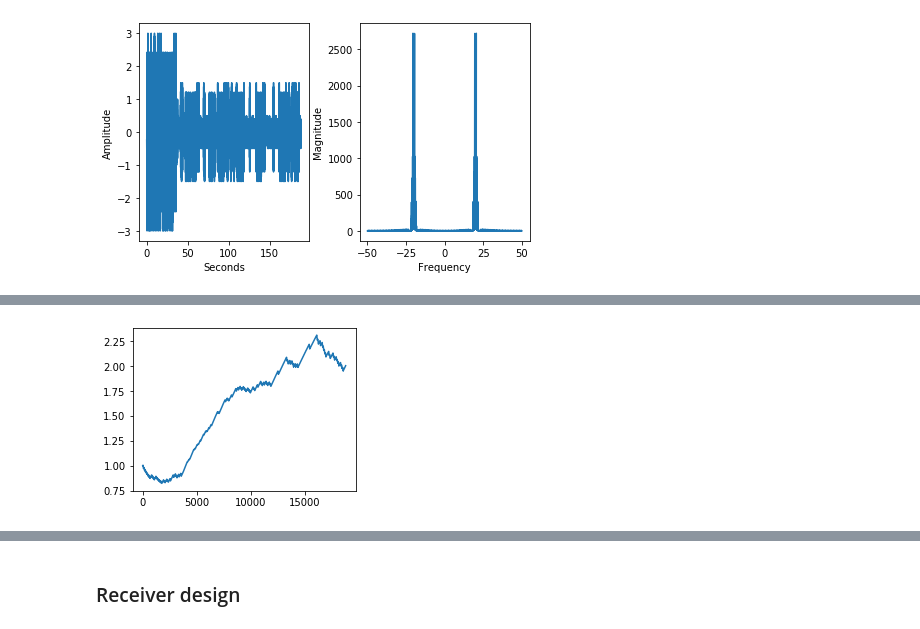
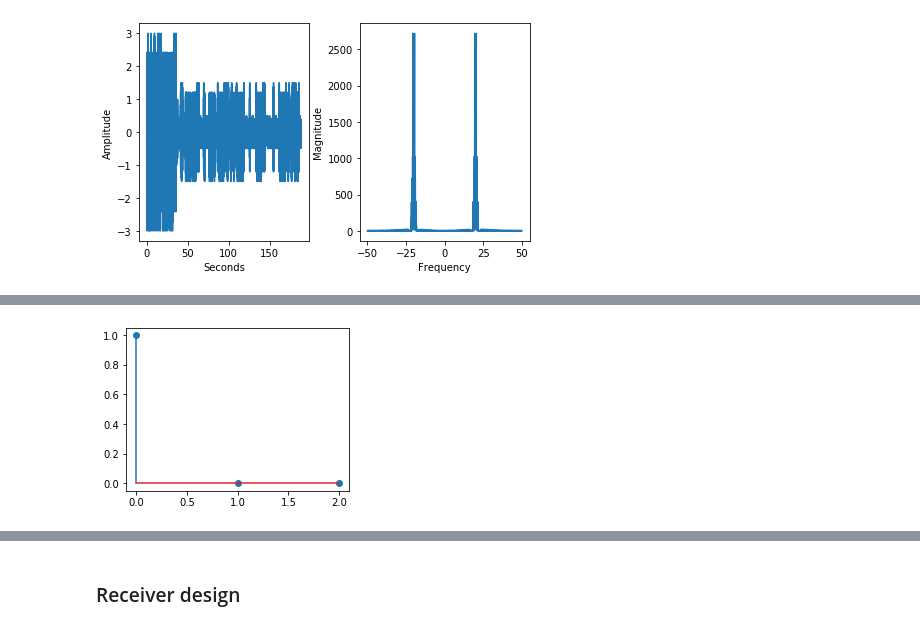
Before and after one commit to mohantyk/srd, a Jupyter notebook: Chap9.ipynb, the cells around one changed output, grey strips where cells are left out. Cells and saved outputs as stored; diff of their text form; code cells hidden in the pictures.

Commit message:
Add a bunch of impairments

```diff
--- a/Chap9.ipynb
+++ b/Chap9.ipynb
@@ -28,12 +31,23 @@ from impairments import *
 # %% [markdown]
 ### Parameters
 # %%
+# Tx/Rx parameters
 msg = '01234 I wish I were an Oscar Meyer wiener 56789'
 fc = 20 # Carrier frequency
-M = 100 # oversampling factor
+oversample_factor = 100 # oversampling factor
 taps = 50
+# %%
+# Impairment parameters
+noise_gain = 0
+multipath_condition = 'none'
+freq_offset = 0 # As percentage of carrier frequency
+phase_offset = 0 # In radians
+timing_offset = 0 # Percentage of symbol period
+symbol_period_offset = 0 # 0 or 1 - changes symbol period
 # %% [markdown]
 ### Transmitter design
+# %%
+M = oversample_factor - symbol_period_offset
 # %%
 # Convert to PAM symbols
 symbols = letters2pam(msg)
@@ -50,7 +64,7 @@ plotspec(analog_waveform, 1/M);
 # %% [output]
 [figure]
 # %%
-t, transmitted = modulate(analog_waveform, fc, 1/M)
+t, transmitted = modulate(analog_waveform, fc*(1+0.01*freq_offset), 1/M, phase_offset)
 plotspec(transmitted, 1/M);
 # %% [output]
 [figure]
@@ -70,4 +87,6 @@ plotspec(sig_after_agc, Ts);
-# %%
-plt.plot(gains);
-# %% [output]
-[figure, removed]
+# %%
+# Multipath
+multipath, channel = create_multipath(transmitted, multipath_condition)
+plt.stem(channel, use_line_collection=True);
+# %% [output]
+[figure, added]
```
Also changed, not shown: parts of 11 cells of this notebook, 3 other files.
